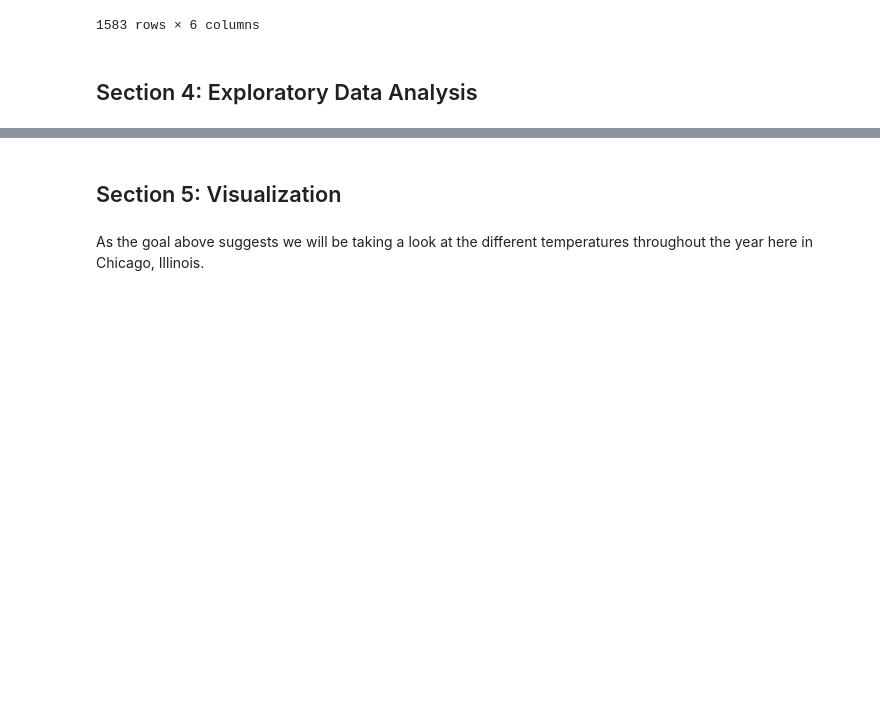
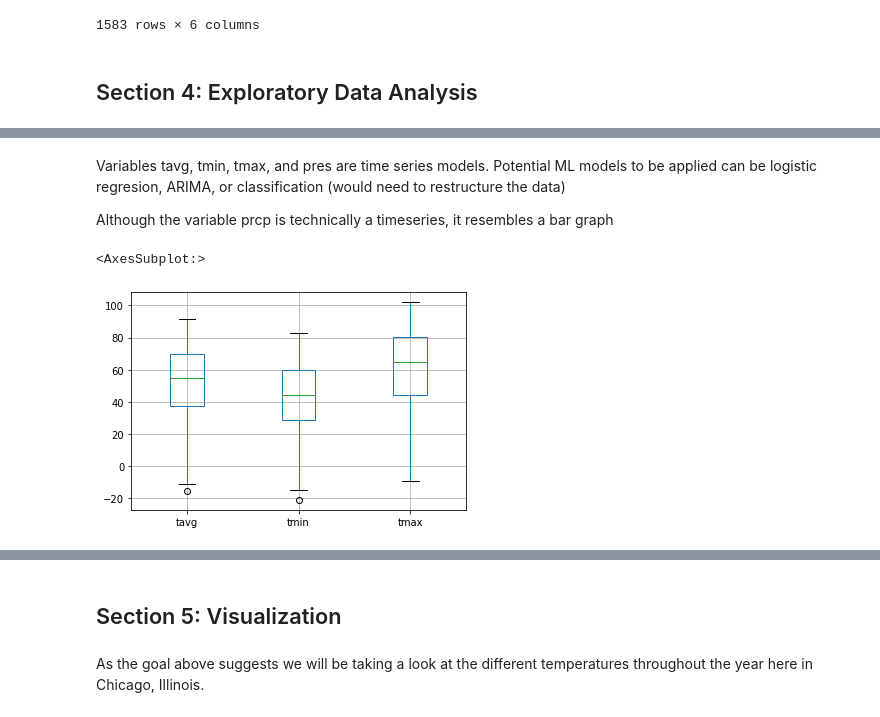
Before and after one commit to CS418/group-project-the-fast-the-curious, a Jupyter notebook: Project.ipynb, the cells around one changed output, grey strips where cells are left out. Cells and saved outputs as stored; diff of their text form; code cells hidden in the pictures; blank space fills up the shorter version.

Commit message:
Added section on exploratory data analysis

```diff
--- a/Project.ipynb
+++ b/Project.ipynb
@@ -119,0 +139,9 @@ df
+# %% [markdown]
+Variables tavg, tmin, tmax, and pres are time series models. Potential ML models to be applied can be logistic regresion, ARIMA, or classification (would need to restructure the data)
+
+Although the variable prcp is technically a timeseries, it resembles a bar graph
+# %%
+df.boxplot(column=['tavg', 'tmin', 'tmax'])
+# %% [output]
+<AxesSubplot:>
+[figure, added]
```
Also changed, not shown: parts of 9 cells of this notebook, 1 other file.
